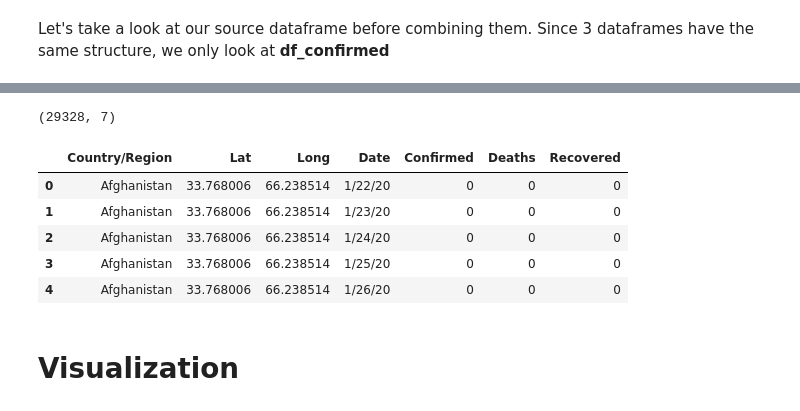
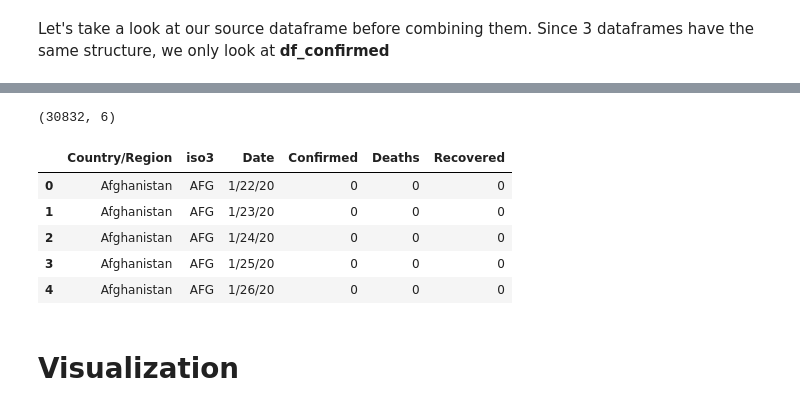
Before and after one commit to huythach83/covid-19, a Jupyter notebook: covid-19-data-visualizing-with-plotly.ipynb, the cells around one changed output, grey strips where cells are left out. Saved outputs shown, nothing was run; the diff lists cells and outputs as text; code cells hidden in the pictures.

```diff
--- a/covid-19-data-visualizing-with-plotly.ipynb
+++ b/covid-19-data-visualizing-with-plotly.ipynb
@@ -29,6 +29,9 @@ url['recovered'] = 'https://raw.githubusercontent.com/CSSEGISandData/COVID-19/ma
 df_confirmed=pd.read_csv(url['confirmed'])
 df_deaths=pd.read_csv(url['deaths'])
 df_recovered=pd.read_csv(url['recovered'])
+
+df_lookup=pd.read_csv('UID_ISO_FIPS_LookUp_Table.csv')
+df_lookup.set_index('Combined_Key', inplace=True)
 # %% [markdown]
 # Combine df_confirmed, df_deaths and df_recovered
 
@@ -182,35 +117,33 @@ df_confirmed.sample()
 # %%
 date_list = df_confirmed.columns.tolist()
 
-final = {'Country/Region':[], 'Lat': [], 'Long': [], 'Date':[], 'Confirmed':[], 'Deaths':[], 'Recovered':[]}
+final = {'Country/Region':[], 'iso3':[], 'Date':[], 'Confirmed':[], 'Deaths':[], 'Recovered':[]}
+
 
 for c in country_list:
-    coord = df_countries.loc[c].tolist()
-    lat = coord[0]
-    long = coord[1]
+    iso3 = df_lookup.loc[c, 'iso3']
 
     for d in date_list:
         final['Country/Region'].append(c)
-        final['Lat'].append(lat)
-        final['Long'].append(long)
+        final['iso3'].append(iso3)
         final['Date'].append(d)
         final['Confirmed'].append(df_confirmed.loc[c, d])
         final['Deaths'].append(df_deaths.loc[c, d])
         final['Recovered'].append(df_recovered.loc[c, d])
 
 df_final = pd.DataFrame(final)
 
 print(df_final.shape)
 
 df_final.head()
 # %% [output]
-(29328, 7)
+(30832, 6)
-|  | Country/Region | Lat | Long | Date | Confirmed | Deaths | Recovered |
-| 0 | Afghanistan | 33.768006 | 66.238514 | 1/22/20 | 0 | 0 | 0 |
-| 1 | Afghanistan | 33.768006 | 66.238514 | 1/23/20 | 0 | 0 | 0 |
-| 2 | Afghanistan | 33.768006 | 66.238514 | 1/24/20 | 0 | 0 | 0 |
-| 3 | Afghanistan | 33.768006 | 66.238514 | 1/25/20 | 0 | 0 | 0 |
-| 4 | Afghanistan | 33.768006 | 66.238514 | 1/26/20 | 0 | 0 | 0 |
+|  | Country/Region | iso3 | Date | Confirmed | Deaths | Recovered |
+| 0 | Afghanistan | AFG | 1/22/20 | 0 | 0 | 0 |
+| 1 | Afghanistan | AFG | 1/23/20 | 0 | 0 | 0 |
+| 2 | Afghanistan | AFG | 1/24/20 | 0 | 0 | 0 |
+| 3 | Afghanistan | AFG | 1/25/20 | 0 | 0 | 0 |
+| 4 | Afghanistan | AFG | 1/26/20 | 0 | 0 | 0 |
 # %% [markdown]
 # Visualization
 # %% [markdown]
```
Also changed, not shown: parts of 19 cells of this notebook, 2 other files.
